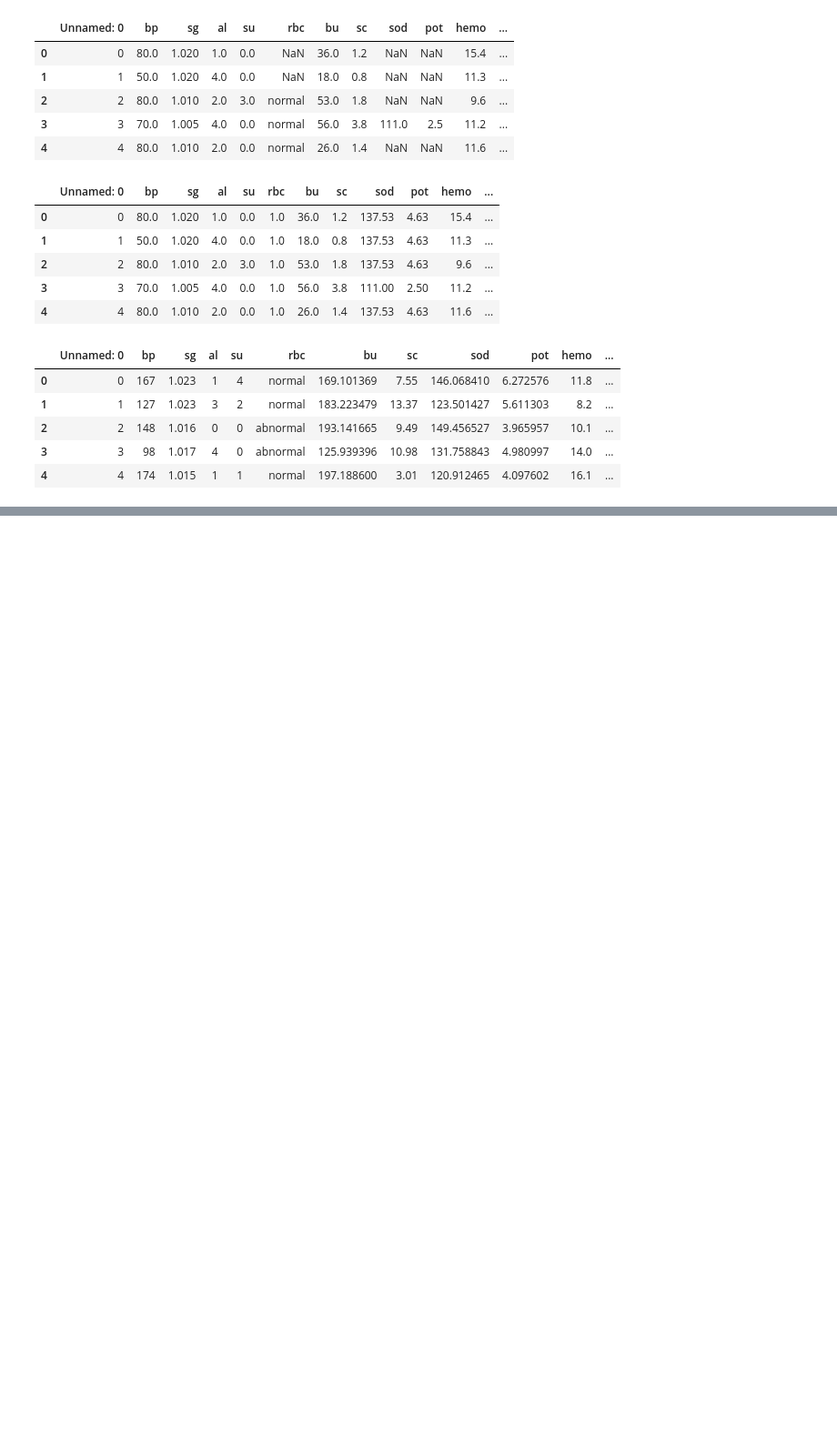
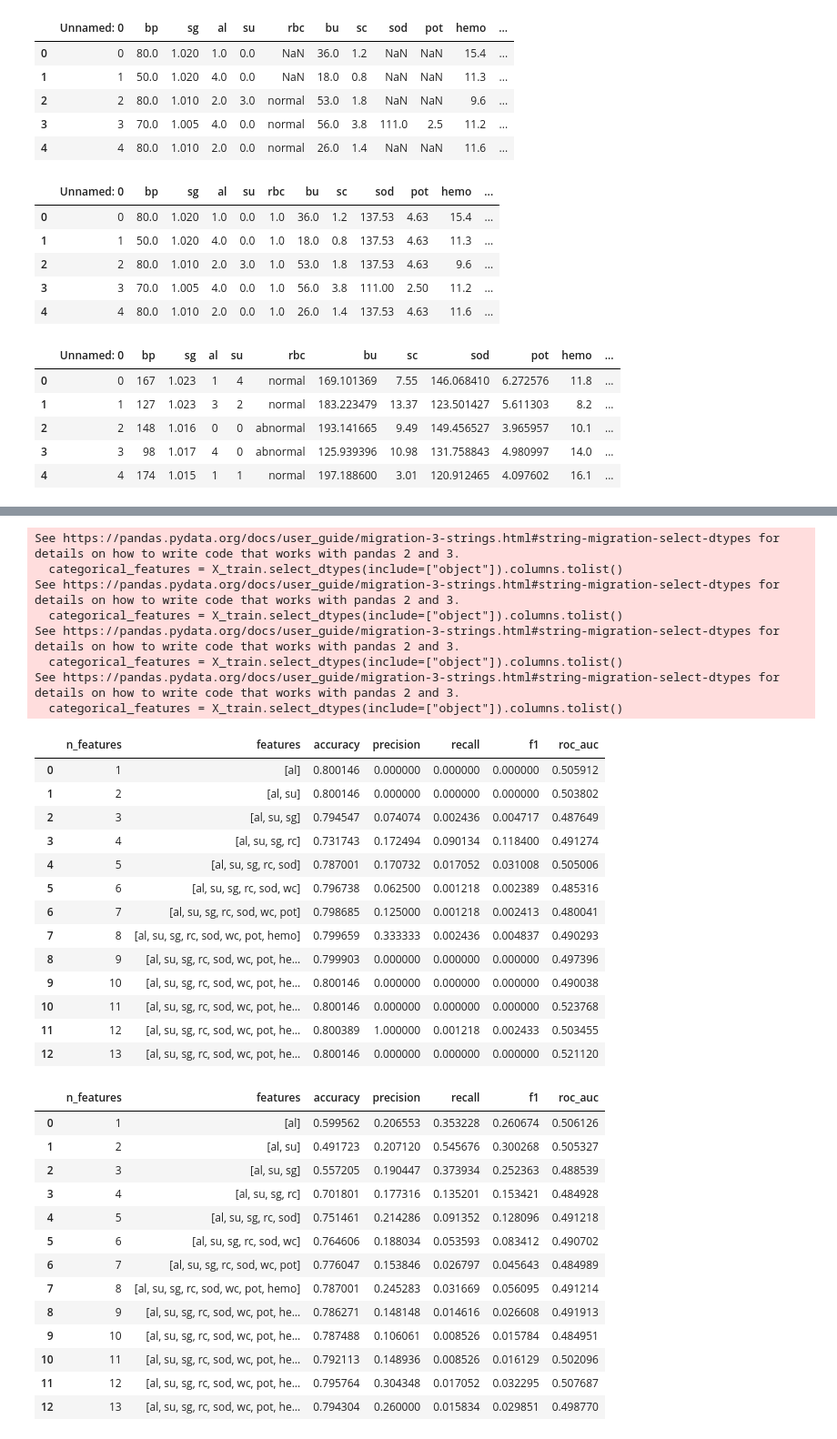
Before and after one commit to Group-16-Project/IntelSysProject, a Jupyter notebook: src/reduced_feature_analysis.ipynb, the cells around one changed output, grey strips where cells are left out. Shown at 91% size. Drawn from its saved outputs; the diff is of its cells as text; code cells hidden in the pictures; blank space fills up the shorter version.

```diff
--- a/src/reduced_feature_analysis.ipynb
+++ b/src/reduced_feature_analysis.ipynb
@@ -55,6 +57,8 @@ df2.head(5)
 | 3 | 3 | 70.0 | 1.005 | 4.0 | 0.0 | 1.0 | 56.0 | 3.8 | 111.00 | 2.50 | 11.2 | ... |
 | 4 | 4 | 80.0 | 1.010 | 2.0 | 0.0 | 1.0 | 26.0 | 1.4 | 137.53 | 4.63 | 11.6 | ... |
 # %%
+# Rename the target column to 'target' for consistency
+df3 = df3.rename(columns={'Class':'target'})
 df3.head(5)
 # %% [output]
 |  | Unnamed: 0 | bp | sg | al | su | rbc | bu | sc | sod | pot | hemo | ... |
@@ -333 +331,61 @@ See https://pandas.pydata.org/docs/user_guide/migration-3-strings.html#string-mi
+# %%
+f1 = ['al']
+f2 = ['al', 'su']
+f3 = ['al', 'su', 'sg']
+f4 = ['al', 'su', 'sg', 'rc']
+f5 = ['al', 'su', 'sg', 'rc', 'sod']
+f6 = ['al', 'su', 'sg', 'rc', 'sod', 'wc']
+f7 = ['al', 'su', 'sg', 'rc', 'sod', 'wc', 'pot']
+f8 = ['al', 'su', 'sg', 'rc', 'sod', 'wc', 'pot', 'hemo']
+f9 = ['al', 'su', 'sg', 'rc', 'sod', 'wc', 'pot', 'hemo', 'sc']
+f10 = ['al', 'su', 'sg', 'rc', 'sod', 'wc', 'pot', 'hemo', 'sc', 'bu']
+f11 = ['al', 'su', 'sg', 'rc', 'sod', 'wc', 'pot', 'hemo', 'sc', 'bu', 'bp']
+f12 = ['al', 'su', 'sg', 'rc', 'sod', 'wc', 'pot', 'hemo', 'sc', 'bu', 'bp', 'rbc']
+f13 = ['al', 'su', 'sg', 'rc', 'sod', 'wc', 'pot', 'hemo', 'sc', 'bu', 'bp', 'rbc', 'htn']
+# %%
+# Dataset 3 - Compare unbalanced and balanced models across gradually increasing feature sets
+
+dataset3_feature_sets = [f1, f2, f3, f4, f5, f6, f7, f8, f9, f10, f11, f12, f13]
+
+results_df3_unbalanced, results_df3 = build_feature_progression_tables(df3, dataset3_feature_sets)
+
+display(results_df3_unbalanced)
+display(results_df3)
+# %% [output]
+See https://pandas.pydata.org/docs/user_guide/migration-3-strings.html#string-migration-select-dtypes for details on how to write code that works with pandas 2 and 3.
+  categorical_features = X_train.select_dtypes(include=["object"]).columns.tolist()
+See https://pandas.pydata.org/docs/user_guide/migration-3-strings.html#string-migration-select-dtypes for details on how to write code that works with pandas 2 and 3.
+  categorical_features = X_train.select_dtypes(include=["object"]).columns.tolist()
+See https://pandas.pydata.org/docs/user_guide/migration-3-strings.html#string-migration-select-dtypes for details on how to write code that works with pandas 2 and 3.
+  categorical_features = X_train.select_dtypes(include=["object"]).columns.tolist()
+See https://pandas.pydata.org/docs/user_guide/migration-3-strings.html#string-migration-select-dtypes for details on how to write code that works with pandas 2 and 3.
+  categorical_features = X_train.select_dtypes(include=["object"]).columns.tolist()
+|  | n_features | features | accuracy | precision | recall | f1 | roc_auc |
+| 0 | 1 | [al] | 0.800146 | 0.000000 | 0.000000 | 0.000000 | 0.505912 |
+| 1 | 2 | [al, su] | 0.800146 | 0.000000 | 0.000000 | 0.000000 | 0.503802 |
+| 2 | 3 | [al, su, sg] | 0.794547 | 0.074074 | 0.002436 | 0.004717 | 0.487649 |
+| 3 | 4 | [al, su, sg, rc] | 0.731743 | 0.172494 | 0.090134 | 0.118400 | 0.491274 |
+| 4 | 5 | [al, su, sg, rc, sod] | 0.787001 | 0.170732 | 0.017052 | 0.031008 | 0.505006 |
+| 5 | 6 | [al, su, sg, rc, sod, wc] | 0.796738 | 0.062500 | 0.001218 | 0.002389 | 0.485316 |
+| 6 | 7 | [al, su, sg, rc, sod, wc, pot] | 0.798685 | 0.125000 | 0.001218 | 0.002413 | 0.480041 |
+| 7 | 8 | [al, su, sg, rc, sod, wc, pot, hemo] | 0.799659 | 0.333333 | 0.002436 | 0.004837 | 0.490293 |
+| 8 | 9 | [al, su, sg, rc, sod, wc, pot, he... | 0.799903 | 0.000000 | 0.000000 | 0.000000 | 0.497396 |
+| 9 | 10 | [al, su, sg, rc, sod, wc, pot, he... | 0.800146 | 0.000000 | 0.000000 | 0.000000 | 0.490038 |
+| 10 | 11 | [al, su, sg, rc, sod, wc, pot, he... | 0.800146 | 0.000000 | 0.000000 | 0.000000 | 0.523768 |
+| 11 | 12 | [al, su, sg, rc, sod, wc, pot, he... | 0.800389 | 1.000000 | 0.001218 | 0.002433 | 0.503455 |
+| 12 | 13 | [al, su, sg, rc, sod, wc, pot, he... | 0.800146 | 0.000000 | 0.000000 | 0.000000 | 0.521120 |
+|  | n_features | features | accuracy | precision | recall | f1 | roc_auc |
+| 0 | 1 | [al] | 0.599562 | 0.206553 | 0.353228 | 0.260674 | 0.506126 |
+| 1 | 2 | [al, su] | 0.491723 | 0.207120 | 0.545676 | 0.300268 | 0.505327 |
+| 2 | 3 | [al, su, sg] | 0.557205 | 0.190447 | 0.373934 | 0.252363 | 0.488539 |
+| 3 | 4 | [al, su, sg, rc] | 0.701801 | 0.177316 | 0.135201 | 0.153421 | 0.484928 |
+| 4 | 5 | [al, su, sg, rc, sod] | 0.751461 | 0.214286 | 0.091352 | 0.128096 | 0.491218 |
+| 5 | 6 | [al, su, sg, rc, sod, wc] | 0.764606 | 0.188034 | 0.053593 | 0.083412 | 0.490702 |
+| 6 | 7 | [al, su, sg, rc, sod, wc, pot] | 0.776047 | 0.153846 | 0.026797 | 0.045643 | 0.484989 |
+| 7 | 8 | [al, su, sg, rc, sod, wc, pot, hemo] | 0.787001 | 0.245283 | 0.031669 | 0.056095 | 0.491214 |
+| 8 | 9 | [al, su, sg, rc, sod, wc, pot, he... | 0.786271 | 0.148148 | 0.014616 | 0.026608 | 0.491913 |
+| 9 | 10 | [al, su, sg, rc, sod, wc, pot, he... | 0.787488 | 0.106061 | 0.008526 | 0.015784 | 0.484951 |
+| 10 | 11 | [al, su, sg, rc, sod, wc, pot, he... | 0.792113 | 0.148936 | 0.008526 | 0.016129 | 0.502096 |
+| 11 | 12 | [al, su, sg, rc, sod, wc, pot, he... | 0.795764 | 0.304348 | 0.017052 | 0.032295 | 0.507687 |
+| 12 | 13 | [al, su, sg, rc, sod, wc, pot, he... | 0.794304 | 0.260000 | 0.015834 | 0.029851 | 0.498770 |
 # %% [markdown]
```
Also changed, not shown: parts of 16 cells of this notebook.
